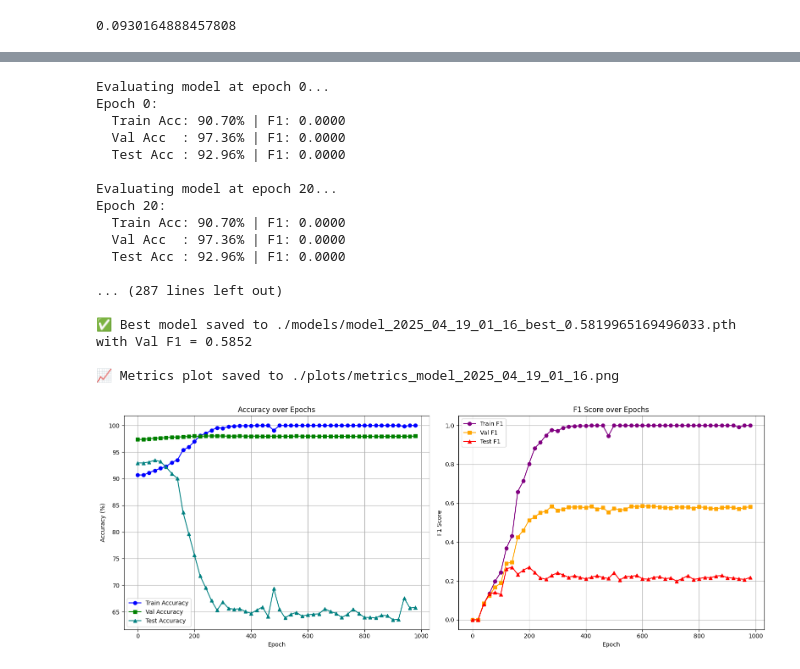
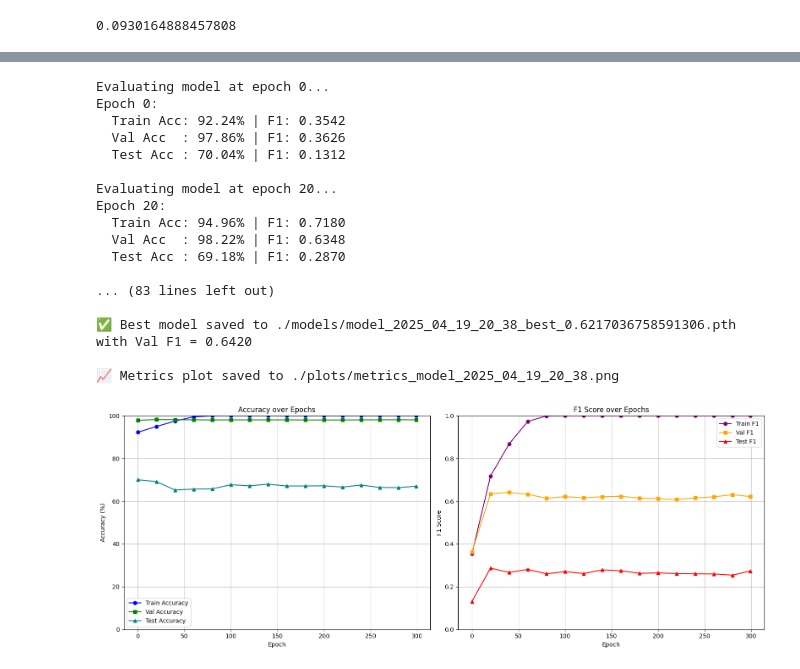
Before and after one commit to TomPiccio/Lightning_Risk_Prediction, a Jupyter notebook: CNN-LSTM/CNN-RNN-LSTM.ipynb, the cells around one changed output, grey strips where cells are left out. Drawn from its saved outputs; the diff is of its cells as text; code cells hidden in the pictures.

```diff
--- a/CNN-LSTM/CNN-RNN-LSTM.ipynb
+++ b/CNN-LSTM/CNN-RNN-LSTM.ipynb
@@ -450,7 +480,0 @@ def evaluate_accuracy(dataloader, model, device="cuda"):
-# %%
-# Get a batch from the dataloader
-inputs, targets = next(iter(val_dataloader))
-
-# Check the shape of the inputs and targets
-print(f"Inputs shape: {inputs.shape}")
-print(f"Targets shape: {targets.shape}")
@@ -460,2 +480,0 @@ Targets shape: torch.Size([64, 5])
-# %%
-accuracy = evaluate_accuracy(val_dataloader, model, device=device)
@@ -607,10 +493,0 @@ def evaluate_and_plot_checkpoints(model_class, checkpoint_dir, train_loader, val
-# %%
-model_timestamp = "model_2025_04_18_20_46"
-
-results = evaluate_and_plot_checkpoints(
-    model_class=LightningRiskCNNRNN,
-    checkpoint_dir=model_timestamp,  # Folder with .pth files
-    train_loader=train_dataloader,
-    val_loader=val_dataloader,test_loader = test_dataloader,
-    device="cuda" if torch.cuda.is_available() else "cpu"
-)
@@ -738,6 +595,7 @@ def evaluate_all_checkpoints(model_class, checkpoint_dir, train_loader, val_load
     axs[0].set_xlabel("Epoch")
     axs[0].set_ylabel("Accuracy (%)")
     axs[0].legend()
+    axs[0].set_ylim(0, 100)
     axs[0].grid(True)
 
     # F1 Score Plot
@@ -748,6 +606,7 @@ def evaluate_all_checkpoints(model_class, checkpoint_dir, train_loader, val_load
     axs[1].set_xlabel("Epoch")
     axs[1].set_ylabel("F1 Score")
     axs[1].legend()
+    axs[1].set_ylim(0, 1)
     axs[1].grid(True)
 
     plt.tight_layout()
@@ -759,32 +618,32 @@ def evaluate_all_checkpoints(model_class, checkpoint_dir, train_loader, val_load
 
     return results
 # %%
-model_timestamp = "model_2025_04_19_01_16"
+model_timestamp = "model_2025_04_19_20_38"
 
 results = evaluate_all_checkpoints(
-    model_class=LightningRiskCNNRNN,
+    model_class=LightningRiskCNNLSTM,
     checkpoint_dir=model_timestamp,  # Folder with .pth files
     train_loader=train_dataloader,
     val_loader=val_dataloader,
     test_loader = test_dataloader,
     device="cuda" if torch.cuda.is_available() else "cpu"
 )
 # %% [output]
 Evaluating model at epoch 0...
 Epoch 0:
-  Train Acc: 90.70% | F1: 0.0000
-  Val Acc  : 97.36% | F1: 0.0000
-  Test Acc : 92.96% | F1: 0.0000
+  Train Acc: 92.24% | F1: 0.3542
+  Val Acc  : 97.86% | F1: 0.3626
+  Test Acc : 70.04% | F1: 0.1312
 
 Evaluating model at epoch 20...
 Epoch 20:
-  Train Acc: 90.70% | F1: 0.0000
-  Val Acc  : 97.36% | F1: 0.0000
-  Test Acc : 92.96% | F1: 0.0000
+  Train Acc: 94.96% | F1: 0.7180
+  Val Acc  : 98.22% | F1: 0.6348
+  Test Acc : 69.18% | F1: 0.2870
 
-... (287 lines left out)
+... (83 lines left out)
 
-✅ Best model saved to ./models/model_2025_04_19_01_16_best_0.5819965169496033.pth with Val F1 = 0.5852
+✅ Best model saved to ./models/model_2025_04_19_20_38_best_0.6217036758591306.pth with Val F1 = 0.6420
 
-📈 Metrics plot saved to ./plots/metrics_model_2025_04_19_01_16.png
+📈 Metrics plot saved to ./plots/metrics_model_2025_04_19_20_38.png
-[figure, old version]
+[figure, new version]
```
Also changed, not shown: parts of 16 cells of this notebook, 4 other files.
